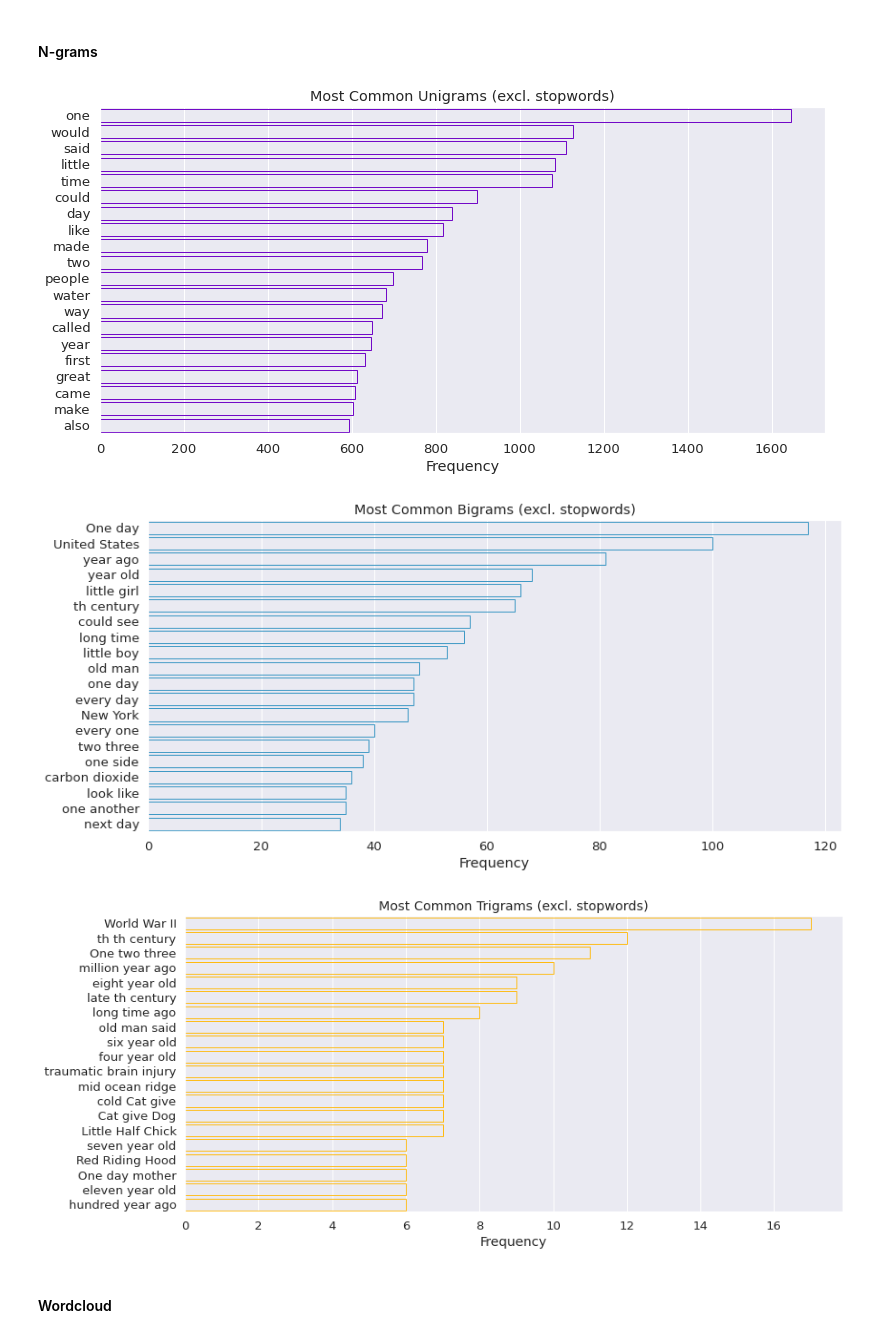
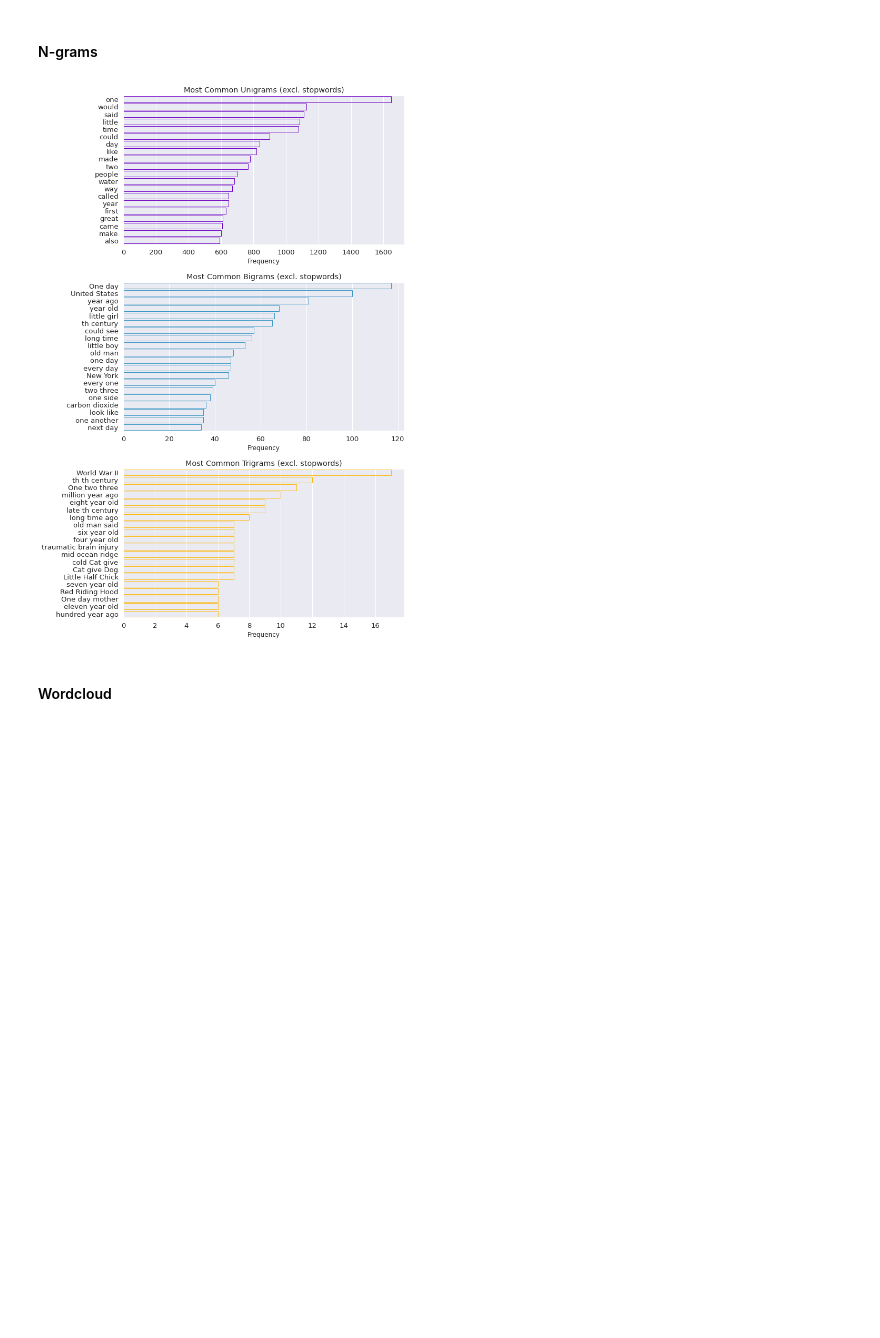
Before and after one commit to HeleneFabia/commonlit-readability, a Jupyter notebook: notebooks/eda.ipynb, the cells around one changed output. Saved outputs shown, nothing was run; the diff lists cells and outputs as text; code cells hidden in the pictures; blank space fills up the shorter version.

```diff
--- a/notebooks/eda.ipynb
+++ b/notebooks/eda.ipynb
@@ -68,16 +75,5 @@ train_df.nunique().plot.barh();
 # %% [markdown]
 ### Preprocessing
-# %%
-# preprocessing for analysis
-def preprocess_for_analysis(text):
-    text = re.sub("[^a-zA-Z]", " ", text)
-    text = nltk.word_tokenize(text)
-    stop_words = set(stopwords.words("english"))
-    text = [word for word in text if word.casefold() not in stop_words]
-    lemmatizer = nltk.WordNetLemmatizer()
-    text = [lemmatizer.lemmatize(word) for word in text]
-    text = " ".join(text)
-    return text
 # %%
 example = train_df.iloc[1]["excerpt"]
 print("Before preprocessing: \n", example)
@@ -134,29 +117,18 @@ n = [1, 2, 3]
 # %%
-for idx in range(len(n)):
-    freqs = Counter([])
-
-    for text in train_df["excerpt_preprocessed"]:
-
-        n_grams = ngrams(text.split(), n[idx])
-        freqs += Counter(n_grams)
-
-    common_ngrams = freqs.most_common()
-
-    ngrams_list = [" ".join(word) for word, _ in common_ngrams]
-    freqs_list = [freq for _, freq in common_ngrams]
-    ngram_dict[ngrams_names[idx]] = ngrams_list
-    freqs_dict[ngrams_names[idx]] = freqs_list
+ngram_dict, freqs_dict = get_ngram_and_freqs(train_df["excerpt_preprocessed"])
 # %%
-for ngram, color in zip(ngrams_names, [0, 1, 4]):
-    plt.figure(figsize=(13, 6))
-    sns.barplot(x=freqs_dict[ngram][:20], y=ngram_dict[ngram][:20], facecolor=(0, 0, 0, 0), edgecolor=palette[color], linewidth=1)
-    plt.title(f"Most Common {ngram.capitalize()} (excl. stopwords)")
-    plt.xlabel("Frequency")
-    plt.show()
+ngrams = ["unigrams", "bigrams", "trigrams"]
+colors = [0, 1, 4]
+plt.figure(figsize=(10, 15))
+for idx in range(3):
+    plt.subplot(3, 1, idx+1)
+    sns.barplot(x=freqs_dict[ngrams[idx]][:20], y=ngram_dict[ngrams[idx]][:20], facecolor=(0, 0, 0, 0), edgecolor=palette[colors[idx]], linewidth=1)
+    plt.title(f"Most Common {ngrams[idx].capitalize()} (excl. stopwords)")
+    plt.xlabel("Frequency", size=12)
+plt.tight_layout()
+plt.show()
 # %% [output]
-[figure, old version]
+[figure, new version]
-[figure, removed]
-[figure, removed]
 # %% [markdown]
 #### Wordcloud
 # %%
```
Also changed, not shown: parts of 21 cells of this notebook.
